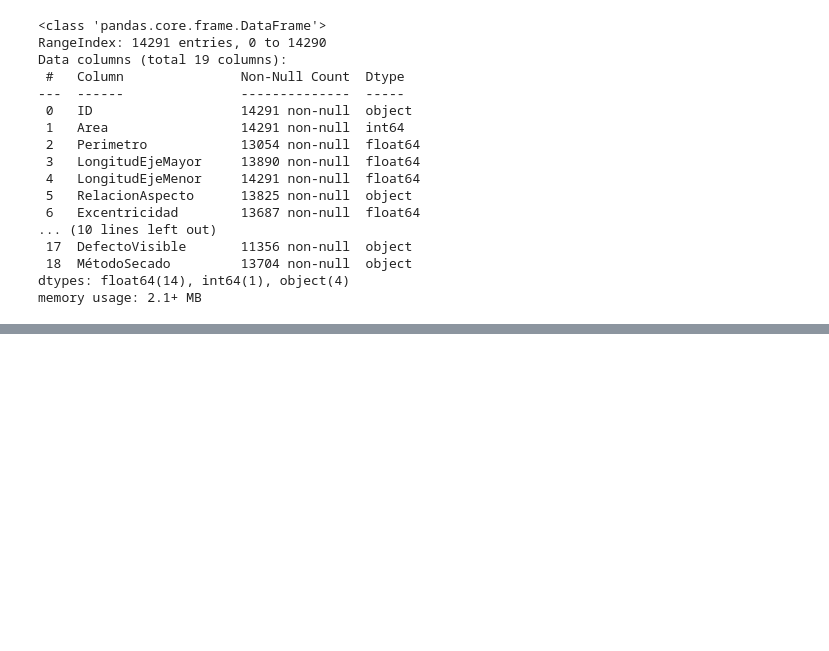
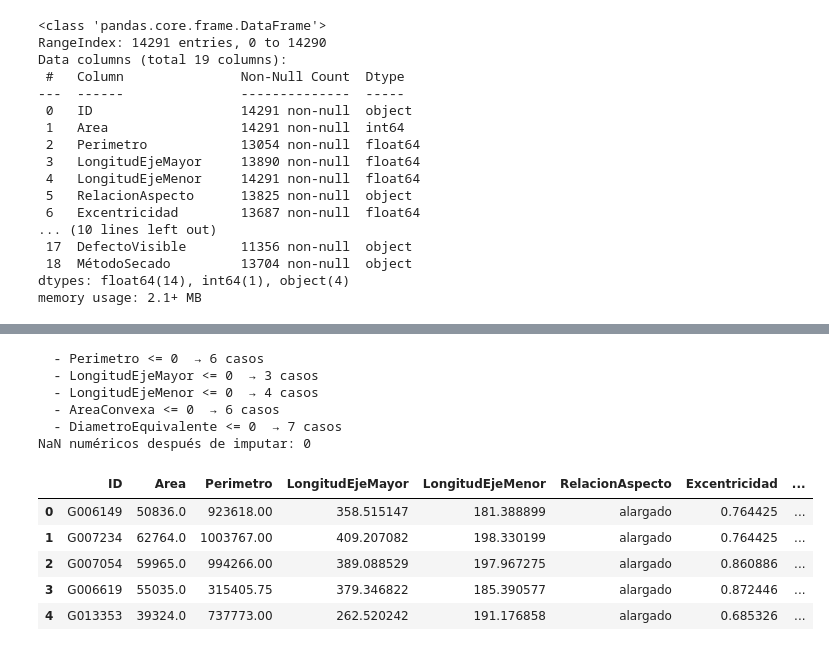
Before and after one commit to julianaduranl/Laboratorio2_G38, a Jupyter notebook: notebook.ipynb, the cells around one changed output, grey strips where cells are left out. Cells and saved outputs as stored; diff of their text form; code cells hidden in the pictures; blank space fills up the shorter version.

Commit message:
limpieza y transformaciones listas

```diff
--- a/notebook.ipynb
+++ b/notebook.ipynb
@@ -312,0 +344,20 @@ dtype: int64
+# %%
+
+from sklearn.impute import SimpleImputer
+# Normalizar texto: minúsculas + quitar espacios adelante/atrás
+for col in cat_cols:
+    df[col] = df[col].str.strip().str.lower()
+
+# Puse esto porque al momento de revisar las categoricas me di cuenta que NaN lo paso nan y en la imputación ya no los reconocia.
+# Normalice primero para que de una vez se imputaran los datos con una moda correcta, no domo "Alargado" cuando deberia ser "alargado".
+for col in cat_cols:
+    df[col] = df[col].replace("nan", np.nan)
+
+# Imputación categórica con moda
+imputer_cat = SimpleImputer(strategy="most_frequent")
+df[cat_cols] = imputer_cat.fit_transform(df[cat_cols])
+
+print("Revisar si quedaron bien las categoricas")
+# Revisar valores únicos después de normalizar
+for col in cat_cols:
+    print(df[col].value_counts())
@@ -312,0 +378,56 @@ dtype: int64
+# %%
+import numpy as np
+from sklearn.impute import SimpleImputer
+
+#division de variables numericas
+positivos = [
+    "Area","Perimetro","LongitudEjeMayor","LongitudEjeMenor",
+    "AreaConvexa","DiametroEquivalente",
+]
+proporciones_01 = ["Medida","Solidez","Redondez","Compacidad","Excentricidad"]  # todas en [0,1]
+
+#revisar las reglas de negocio (validez)
+#revisar que los positivos sean positivos y si no poner NaN
+for c in positivos:
+    if c in num_cols:
+        m = df[c] <= 0
+        if m.any():
+            print(f"  - {c} <= 0  → {int(m.sum())} casos")
+            df.loc[m, c] = np.nan
+
+#revisar que los que estan entre 1 y 0 esten entre 1 y 0 o si no poner NaN.
+for c in proporciones_01:
+    if c in num_cols:
+        m_low  = df[c] < 0
+        m_high = df[c] > 1
+        n = int((m_low | m_high).sum())
+        if n > 0:
+            df.loc[m_low | m_high, c] = np.nan
+
+#imputacion con la media
+imputer_num = SimpleImputer(strategy="median")
+df[num_cols] = imputer_num.fit_transform(df[num_cols])
+
+# tratar outliers
+for col in num_cols:
+    Q1 = df[col].quantile(0.25)
+    Q3 = df[col].quantile(0.75)
+    IQR = Q3 - Q1
+    low, high = Q1 - 1.5*IQR, Q3 + 1.5*IQR
+    df[col] = df[col].clip(lower=low, upper=high)  # capear valores
+
+print("NaN numéricos después de imputar:", int(df[num_cols].isnull().sum().sum()))
+df.head(5)
+# %% [output]
+  - Perimetro <= 0  → 6 casos
+  - LongitudEjeMayor <= 0  → 3 casos
+  - LongitudEjeMenor <= 0  → 4 casos
+  - AreaConvexa <= 0  → 6 casos
+  - DiametroEquivalente <= 0  → 7 casos
+NaN numéricos después de imputar: 0
+|  | ID | Area | Perimetro | LongitudEjeMayor | LongitudEjeMenor | RelacionAspecto | Excentricidad | ... |
+| 0 | G006149 | 50836.0 | 923618.00 | 358.515147 | 181.388899 | alargado | 0.764425 | ... |
+| 1 | G007234 | 62764.0 | 1003767.00 | 409.207082 | 198.330199 | alargado | 0.764425 | ... |
+| 2 | G007054 | 59965.0 | 994266.00 | 389.088529 | 197.967275 | alargado | 0.860886 | ... |
+| 3 | G006619 | 55035.0 | 315405.75 | 379.346822 | 185.390577 | alargado | 0.872446 | ... |
+| 4 | G013353 | 39324.0 | 737773.00 | 262.520242 | 191.176858 | alargado | 0.685326 | ... |
```
Also changed, not shown: parts of 9 cells of this notebook.
